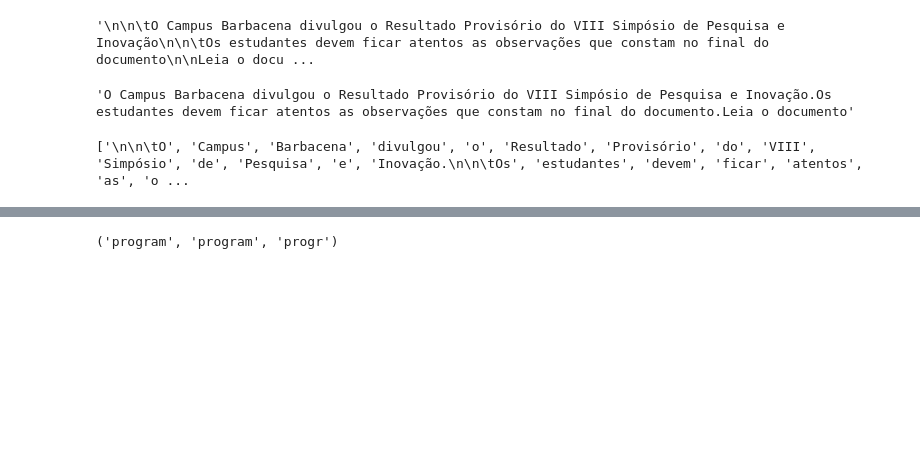
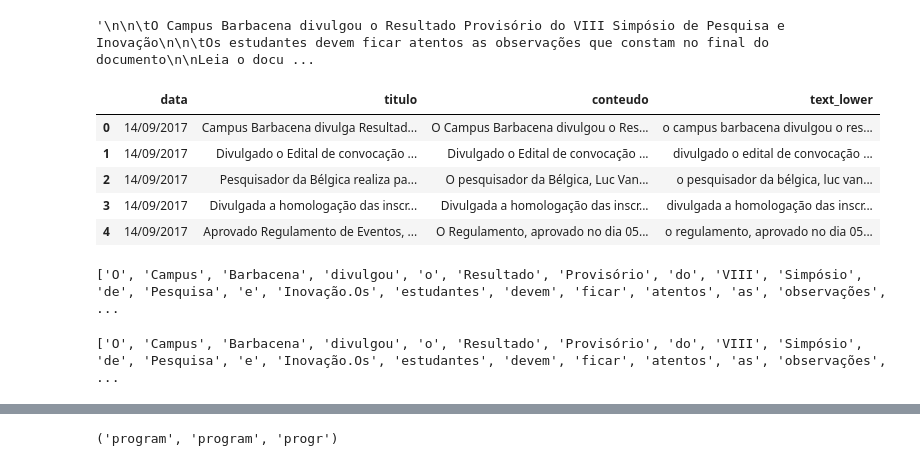
Before and after one commit to jose-de-melo/curso-mineracao-de-dados-aplicada, a Jupyter notebook: aula4-processamento-de-linguagem-natural/aula4-processamento-de-linguagem-natural.ipynb, the cells around one changed output, grey strips where cells are left out. Saved outputs shown, nothing was run; the diff lists cells and outputs as text; code cells hidden in the pictures; blank space fills up the shorter version.

```diff
--- a/aula4-processamento-de-linguagem-natural/aula4-processamento-de-linguagem-natural.ipynb
+++ b/aula4-processamento-de-linguagem-natural/aula4-processamento-de-linguagem-natural.ipynb
@@ -66,15 +70,24 @@ punctuation
 ''.join([l for l in df.iloc[0]['conteudo'] if l not in punctuation])
 # %% [output]
 '\n\n\tO Campus Barbacena divulgou o Resultado Provisório do VIII Simpósio de Pesquisa e Inovação\n\n\tOs estudantes devem ficar atentos as observações que constam no final do documento\n\nLeia o docu ...
-# %%
-import re
-
-re.sub(r'\n|\t', '', df.iloc[0]['conteudo'])
-# %% [output]
-'O Campus Barbacena divulgou o Resultado Provisório do VIII Simpósio de Pesquisa e Inovação.Os estudantes devem ficar atentos as observações que constam no final do documento.Leia o documento'
+# %%
+import re
+
+df['conteudo'] = df['conteudo'].apply(lambda x : re.sub(r'\n|\t', '', x))
+df['text_lower'] = df['text_lower'].apply(lambda x : re.sub(r'\n|\t', '', x))
+df.head()
+# %% [output]
+|  | data | titulo | conteudo | text_lower |
+| 0 | 14/09/2017 | Campus Barbacena divulga Resultad... | O Campus Barbacena divulgou o Res... | o campus barbacena divulgou o res... |
+| 1 | 14/09/2017 | Divulgado o Edital de convocação ... | Divulgado o Edital de convocação ... | divulgado o edital de convocação ... |
+| 2 | 14/09/2017 | Pesquisador da Bélgica realiza pa... | O pesquisador da Bélgica, Luc Van... | o pesquisador da bélgica, luc van... |
+| 3 | 14/09/2017 | Divulgada a homologação das inscr... | Divulgada a homologação das inscr... | divulgada a homologação das inscr... |
+| 4 | 14/09/2017 | Aprovado Regulamento de Eventos, ... | O Regulamento, aprovado no dia 05... | o regulamento, aprovado no dia 05... |
 # %%
+# Tokenização com split
+
 print(df.iloc[0]['conteudo'].split(' '))
 # %% [output]
-['\n\n\tO', 'Campus', 'Barbacena', 'divulgou', 'o', 'Resultado', 'Provisório', 'do', 'VIII', 'Simpósio', 'de', 'Pesquisa', 'e', 'Inovação.\n\n\tOs', 'estudantes', 'devem', 'ficar', 'atentos', 'as', 'o ...
+['O', 'Campus', 'Barbacena', 'divulgou', 'o', 'Resultado', 'Provisório', 'do', 'VIII', 'Simpósio', 'de', 'Pesquisa', 'e', 'Inovação.Os', 'estudantes', 'devem', 'ficar', 'atentos', 'as', 'observações', ...
 # %%
 #gensim
@@ -84,0 +94,8 @@ import nltk
+# %%
+# Tokenização com nltk
+
+from nltk import word_tokenize
+
+print(word_tokenize(df.iloc[0]['conteudo']))
+# %% [output]
+['O', 'Campus', 'Barbacena', 'divulgou', 'o', 'Resultado', 'Provisório', 'do', 'VIII', 'Simpósio', 'de', 'Pesquisa', 'e', 'Inovação.Os', 'estudantes', 'devem', 'ficar', 'atentos', 'as', 'observações', ...
```
Also changed, not shown: parts of 50 cells of this notebook, 9 other files.
